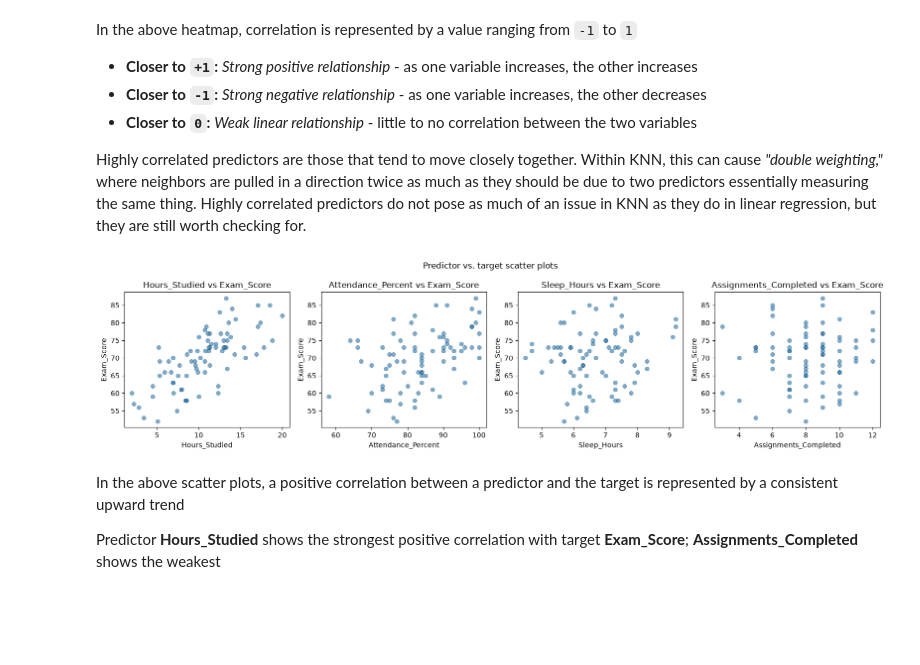
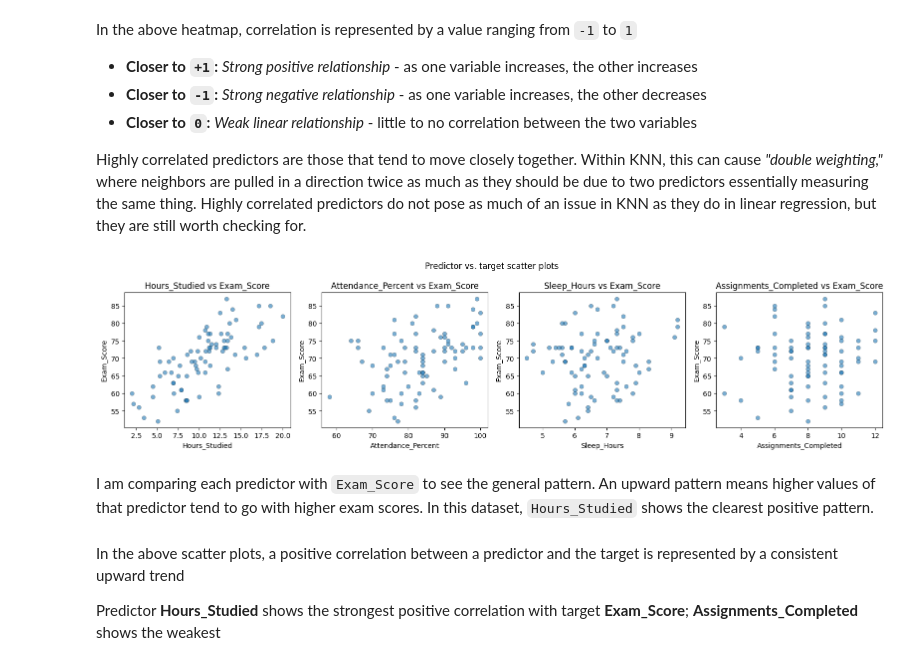
Before and after one commit to madewitt55/cs407-regression-activities, a Jupyter notebook: knn_regression/knn_regression.ipynb, the cells around one changed output. Drawn from its saved outputs; the diff is of its cells as text; code cells hidden in the pictures; blank space fills up the shorter version.

```diff
--- a/knn_regression/knn_regression.ipynb
+++ b/knn_regression/knn_regression.ipynb
@@ -1,8 +1,15 @@
 # %% [markdown]
 # KNN Regression Activity (Baseline dataset)
 # %%
+from pathlib import Path
 import pandas as pd
-df = pd.read_csv("../datasets/exam_score_baseline.csv")
+
+data_path = Path("../datasets/exam_score_baseline.csv")
+
+if not data_path.exists():
+    data_path = Path("exam_score_baseline.csv")
+
+df = pd.read_csv(data_path)
 # %% [markdown]
 ## I - Define the Modeling Problem
 
@@ -184,19 +205,20 @@ Highly correlated predictors are those that tend to move closely together. Withi
 # %%
 # --- Scatter plots: each predictor vs. Exam_Score ---
 predictors = ['Hours_Studied', 'Attendance_Percent', 'Sleep_Hours', 'Assignments_Completed']
 
 fig, axes = plt.subplots(1, 4, figsize=(16, 4))
 for ax, col in zip(axes, predictors):
     ax.scatter(df[col], df['Exam_Score'], alpha=0.6, edgecolors='k', linewidths=0.3)
     ax.set_xlabel(col)
     ax.set_ylabel('Exam_Score')
     ax.set_title(f'{col} vs Exam_Score')
-S
 plt.suptitle('Predictor vs. target scatter plots')
 plt.tight_layout()
 plt.show()
 # %% [output]
-[figure, old version]
+[figure, new version]
+# %% [markdown]
+I am comparing each predictor with `Exam_Score` to see the general pattern. An upward pattern means higher values of that predictor tend to go with higher exam scores. In this dataset, `Hours_Studied` shows the clearest positive pattern.
 # %% [markdown]
 In the above scatter plots, a positive correlation between a predictor and the target is represented by a consistent upward trend
 
```
Also changed, not shown: parts of 34 cells of this notebook.
